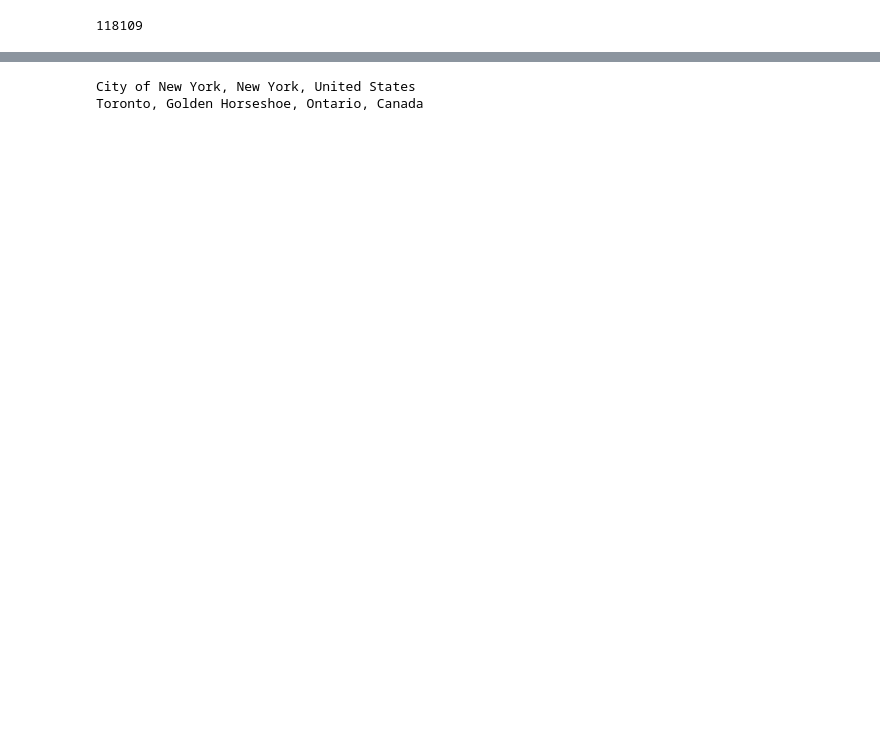
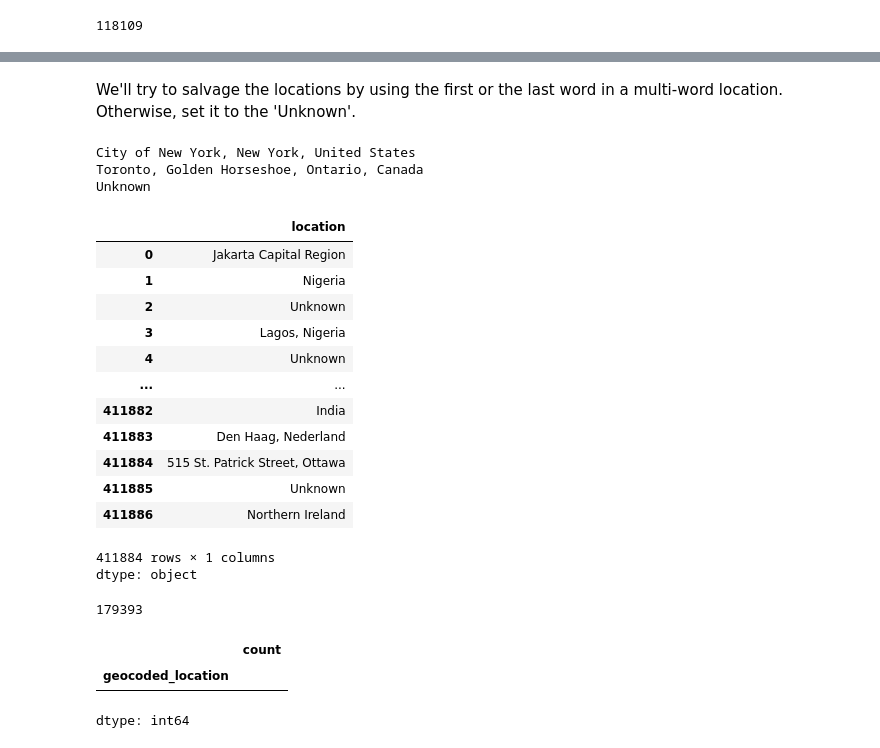
Before and after one commit to leksea/capstone-twitter-sentiment-analysis, a Jupyter notebook: Notebook.ipynb, the cells around one changed output, grey strips where cells are left out. Cells and saved outputs as stored; diff of their text form; code cells hidden in the pictures; blank space fills up the shorter version.

Commit message:
Data Cleaning: Location geocode mask

```diff
--- a/Notebook.ipynb
+++ b/Notebook.ipynb
@@ -377,3 +350,3 @@ Name: count, dtype: int64
 # %%
 # fill location NaNs with Unknown
-tweet_df.location.fillna('Unknown', inplace=True)
+tweet_df.fillna(value={'location':'Unknown'}, inplace=True)
@@ -390,0 +382,13 @@ Here we'll see if location can be cleaned up for further visualization.
+# %%
+# define a function to check for special characters
+def has_special_chars(location):
+    return bool(re.search(r'[^\w\s,.-]', location))  # Check for non-alphanumeric and non-space chars
+
+# apply the function to create a boolean mask
+special_chars_mask = tweet_df['location'].apply(has_special_chars)
+
+# filter the DataFrame and get value counts
+locations_with_special_chars = tweet_df.loc[special_chars_mask, 'location'].value_counts()
+
+# display the result
+print(locations_with_special_chars)
@@ -391,3 +409,12 @@ Here we'll see if location can be cleaned up for further visualization.
+# %% [markdown]
+ We'll try to salvage the locations by using the first or the last word in a multi-word location. Otherwise, set it to the 'Unknown'.
+# %%
+# create a boolean mask for one-word locations
+one_word_mask = locations_with_special_chars.index.str.split().str.len() == 1
+one_word_locations = locations_with_special_chars[one_word_mask].index
+
+# replace those locations in the original DataFrame with 'Unknown'
+tweet_df['location'] = tweet_df['location'].replace(one_word_locations, 'Unknown')
 # %%
 # we'll use a geocoding API for location resolution
 def geocode_location(location):
@@ -415,7 +442,45 @@ def geocode_location(location):
 # test it on few entries
 print(geocode_location('New York, NY'))
 print(geocode_location('Toronto, Ontario'))
+print(geocode_location('Africa and the web'))
 # %% [output]
 City of New York, New York, United States
 Toronto, Golden Horseshoe, Ontario, Canada
+Unknown
+# %%
+# Before applying, do minor cleaning
+# Replace 'unknown' with 'Unknown'
+tweet_df.location.replace('unknown', 'Unknown')
+# %% [output]
+|  | location |
+| 0 | Jakarta Capital Region |
+| 1 | Nigeria |
+| 2 | Unknown |
+| 3 | Lagos, Nigeria |
+| 4 | Unknown |
+| ... | ... |
+| 411882 | India |
+| 411883 | Den Haag, Nederland |
+| 411884 | 515 St. Patrick Street, Ottawa |
+| 411885 | Unknown |
+| 411886 | Northern Ireland |
+411884 rows × 1 columns
+dtype: object
+# %%
+# calculate value counts for the 'location' column
+location_counts = tweet_df.location.value_counts()
+
+# filter to keep locations with at least 20 occurrences
+filtered_locations = location_counts[location_counts >= 10]
+
+# display the filtered results
+#print(filtered_locations)
+
+# remove 'Unknown' from filtered_locations
+filtered_locations_known = filtered_locations[filtered_locations.index != 'Unknown']
+
+# create a boolean mask for locations in filtered_locations_known
+mask = tweet_df['location'].isin(filtered_locations_known.index)
+# %% [output]
+179393
 # %%
@@ -423,0 +490,6 @@ tweet_df['geocoded_location'] = tweet_df['location'].apply(geocode_location)
+# %%
+tweet_df['geocoded_location'].value_counts()
+# %% [output]
+|  | count |
+| geocoded_location |  |
+dtype: int64
```
Also changed, not shown: parts of 8 cells of this notebook.
